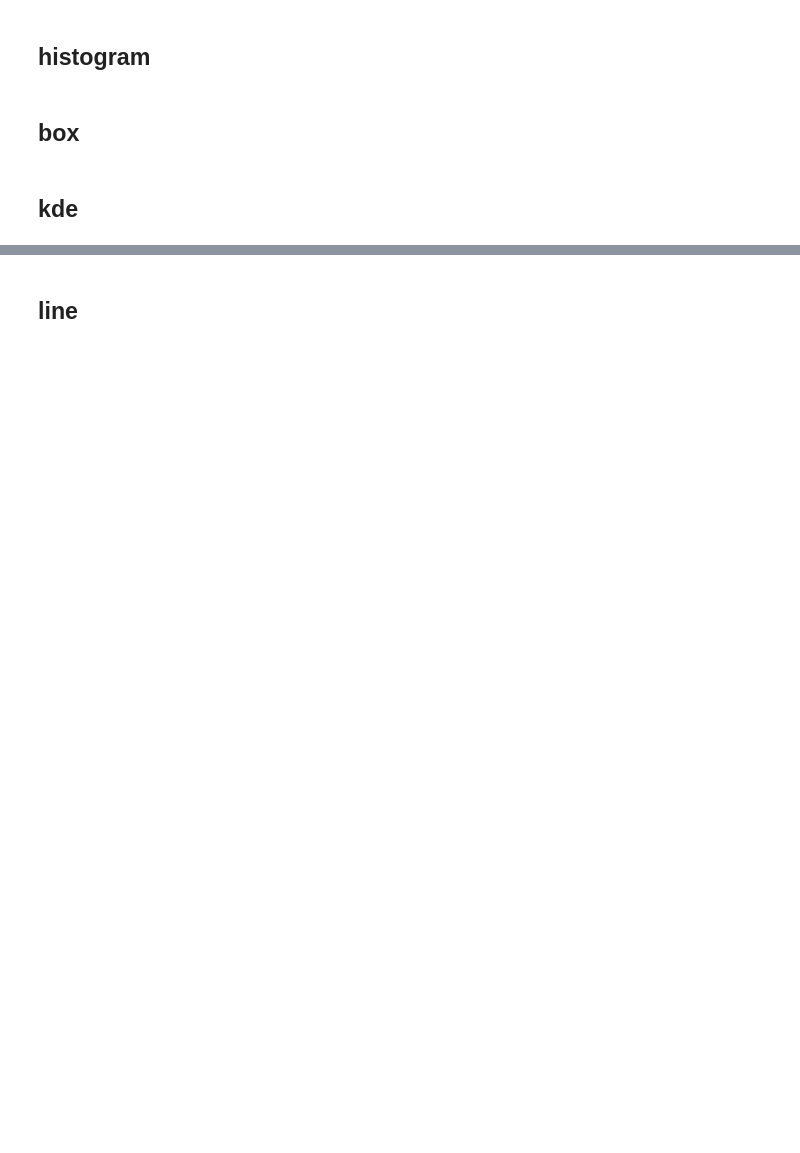
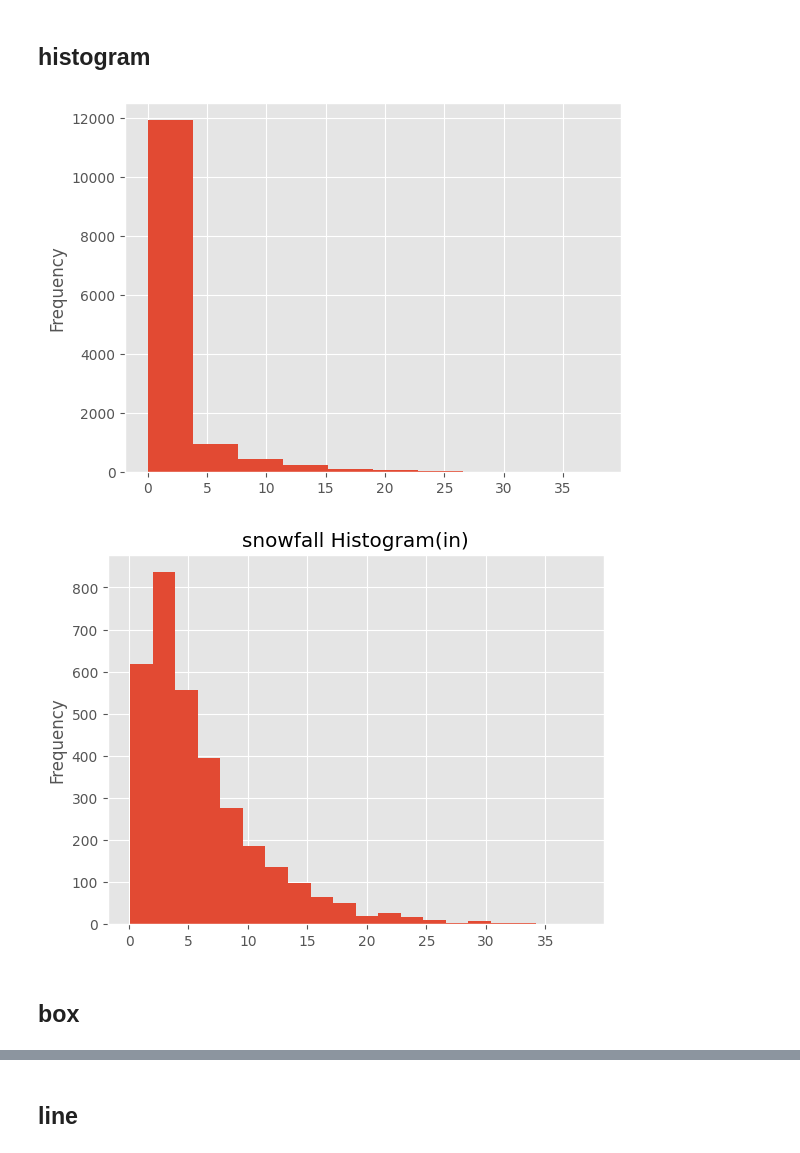
Before and after one commit to Muthukamalan/BASICS, a Jupyter notebook: Learn Pandas/effective_pandas.ipynb, the cells around one changed output, grey strips where cells are left out. Cells and saved outputs as stored; diff of their text form; code cells hidden in the pictures; blank space fills up the shorter version.

Commit message:
done till plot

```diff
--- a/Learn Pandas/effective_pandas.ipynb
+++ b/Learn Pandas/effective_pandas.ipynb
@@ -1607,0 +1738,5 @@ Pandas allows you to create series with date and time information in them
+# %%
+alta_df = pd.read_csv('./assets/alta-noaa-1980-2019.csv')
+
+dates = pd.to_datetime(alta_df.DATE)
+print(f"dates::\n{dates}")
@@ -1608,2 +1784,8 @@ Pandas allows you to create series with date and time information in them
 # %% [markdown]
 ## Finding the missing data
+# %%
+snow = alta_df.SNOW.rename(dates)
+print(f"number of missing na:: {snow.isna().any()}")
+print(f"data::\n{snow[snow.isna()]}")
+
+print(f"filterng ::\n{snow.loc['1985-09':'1985-09-20']}")
@@ -1634,6 +2081,13 @@ Pandas allows you to create series with date and time information in them
 # %% [markdown]
 ## histogram
+# %%
+snow.plot.hist()  # heavily skewed
+plt.show()
+
+snow[snow>0].plot.hist(bins=20,title='snowfall Histogram(in)')
+plt.show()
+# %% [output]
+[figure, added]
+[figure, added]
 # %% [markdown]
 ## box
-# %% [markdown]
-## kde
```
Also changed, not shown: parts of 60 cells of this notebook.
